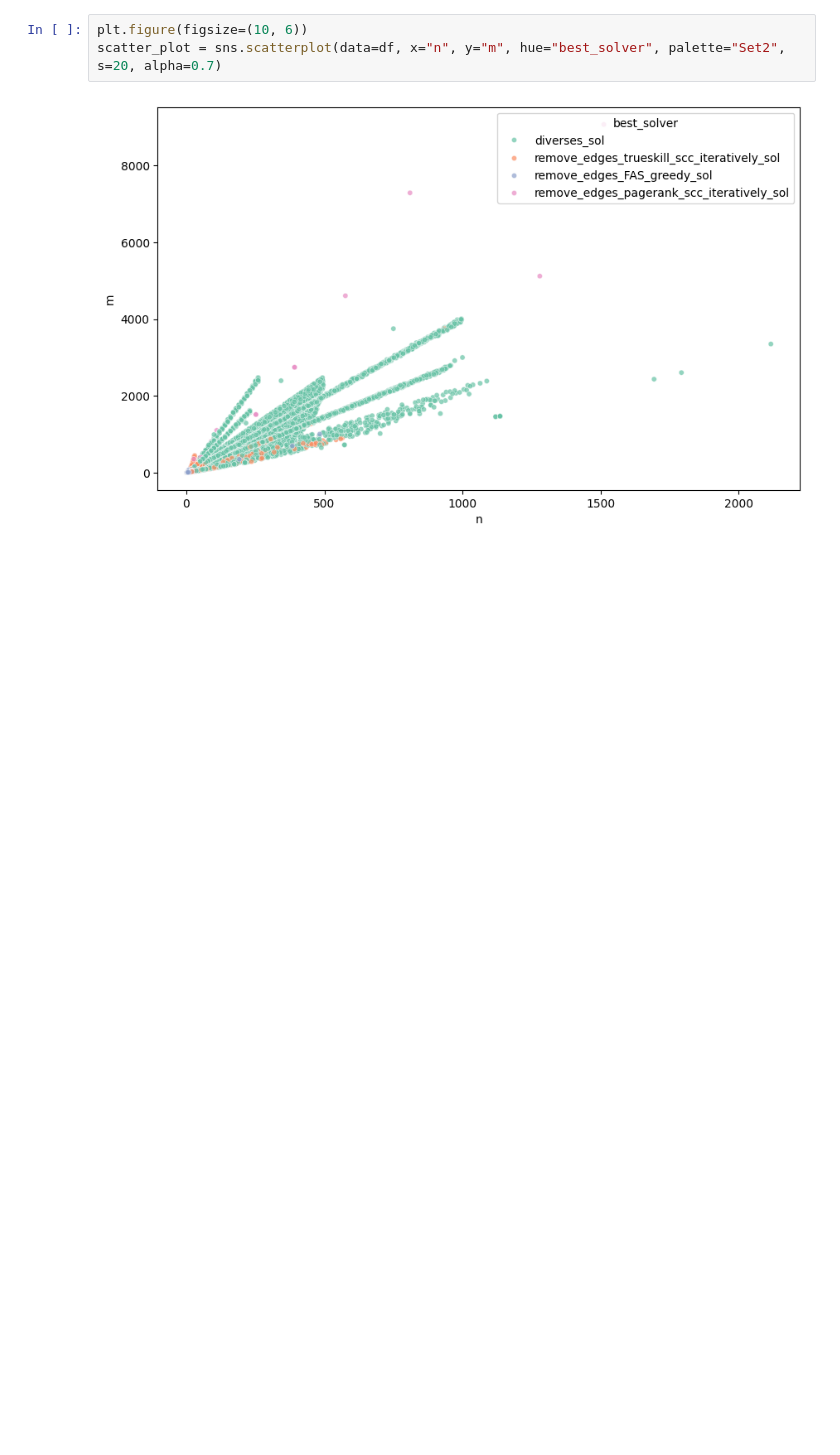
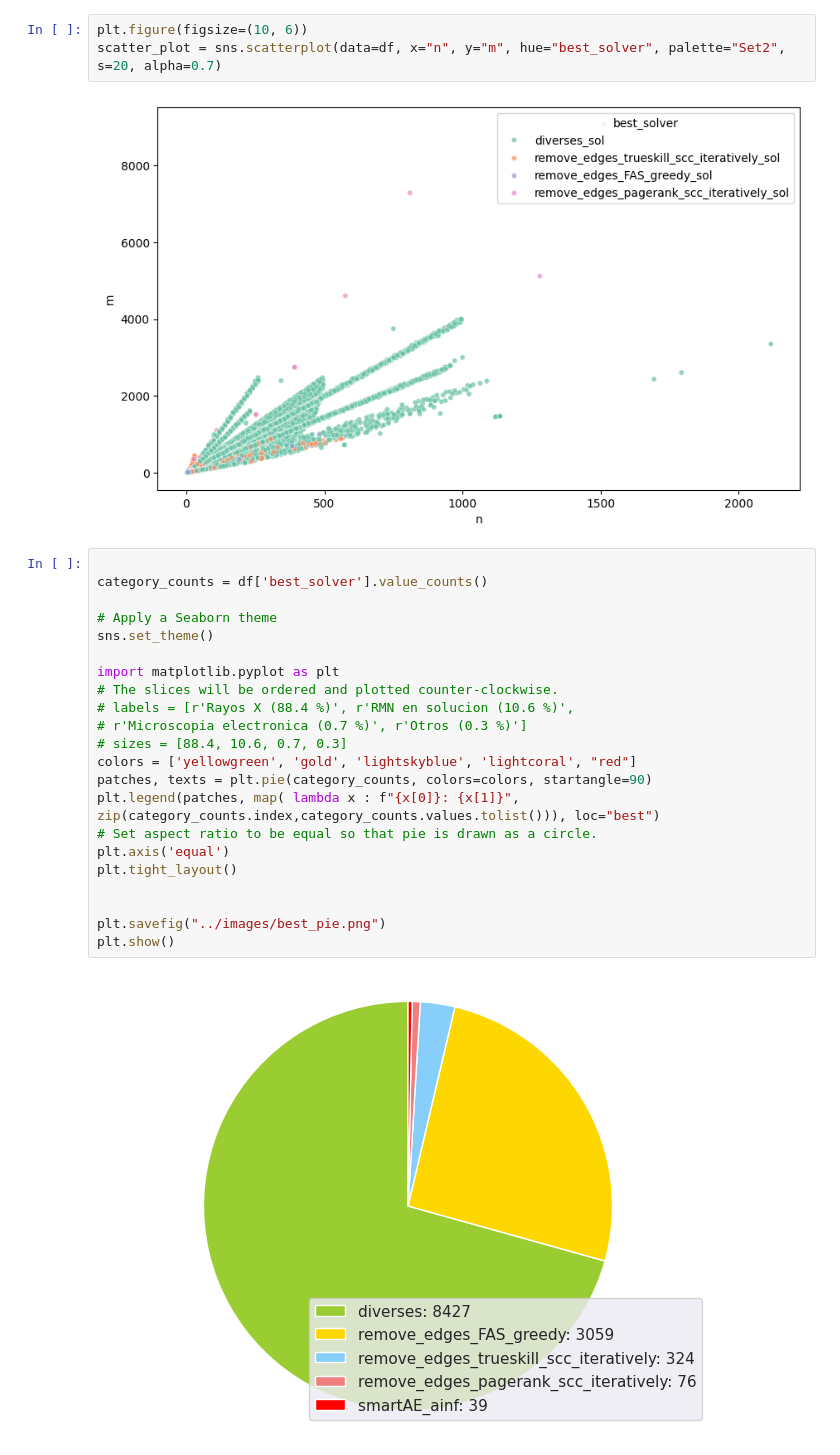
Before and after one commit to elgroselj/FAS, a Jupyter notebook: playground/visualize_chars.ipynb, the cells around one changed output. Cells and saved outputs as stored; diff of their text form; blank space fills up the shorter version.

```diff
--- a/playground/visualize_chars.ipynb
+++ b/playground/visualize_chars.ipynb
@@ -313,3 +330,27 @@ plt.figure(figsize=(10, 6))
 scatter_plot = sns.scatterplot(data=df, x="n", y="m", hue="best_solver", palette="Set2", s=20, alpha=0.7)
 # %% [output]
 [figure]
+# %%
+
+category_counts = df['best_solver'].value_counts()
+
+# Apply a Seaborn theme
+sns.set_theme()
+
+import matplotlib.pyplot as plt
+# The slices will be ordered and plotted counter-clockwise.
+# labels = [r'Rayos X (88.4 %)', r'RMN en solucion (10.6 %)',
+# r'Microscopia electronica (0.7 %)', r'Otros (0.3 %)']
+# sizes = [88.4, 10.6, 0.7, 0.3]
+colors = ['yellowgreen', 'gold', 'lightskyblue', 'lightcoral', "red"]
+patches, texts = plt.pie(category_counts, colors=colors, startangle=90)
+plt.legend(patches, map( lambda x : f"{x[0]}: {x[1]}", zip(category_counts.index,category_counts.values.tolist())), loc="best")
+# Set aspect ratio to be equal so that pie is drawn as a circle.
+plt.axis('equal')
+plt.tight_layout()
+
+
+plt.savefig("../images/best_pie.png")
+plt.show()
+# %% [output]
+[figure, added]
```
Also changed, not shown: parts of 6 cells of this notebook, 11 other files.
